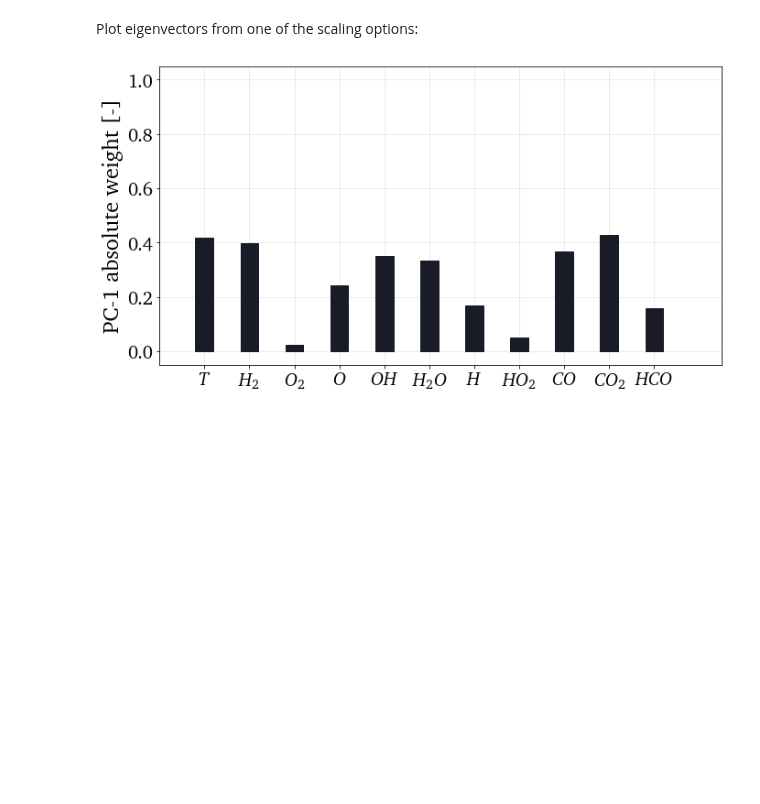
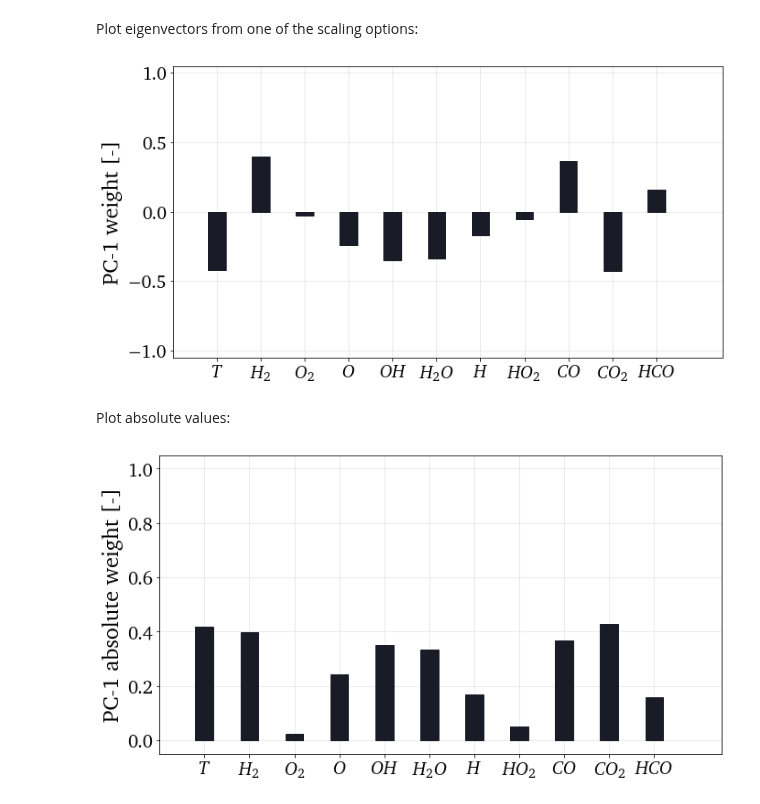
Before and after one commit to kamilazdybal/PCAfold, a Jupyter notebook: docs/tutorials/demo-pca.ipynb, the cells around one changed output. Cells and saved outputs as stored; diff of their text form; code cells hidden in the pictures; blank space fills up the shorter version.

```diff
--- a/docs/tutorials/demo-pca.ipynb
+++ b/docs/tutorials/demo-pca.ipynb
@@ -220,6 +220,12 @@ pca_X_Range = PCA(X, scaling='range', n_components=2)
 pca_X_Vast = PCA(X, scaling='vast', n_components=2)
 # %% [markdown]
 Plot eigenvectors from one of the scaling options:
+# %%
+plt = reduction.plot_eigenvectors(pca_X_Auto.Q[:,0], eigenvectors_indices=[], variable_names=X_names, plot_absolute=False, title=None, save_filename=None)
+# %% [output]
+[figure, added]
+# %% [markdown]
+Plot absolute values:
 # %%
 plt = reduction.plot_eigenvectors(pca_X_Auto.Q[:,0], eigenvectors_indices=[], variable_names=X_names, plot_absolute=True, title=None, save_filename=None)
 # %% [output]
```
Also changed, not shown: parts of 10 cells of this notebook, 2 other files.
